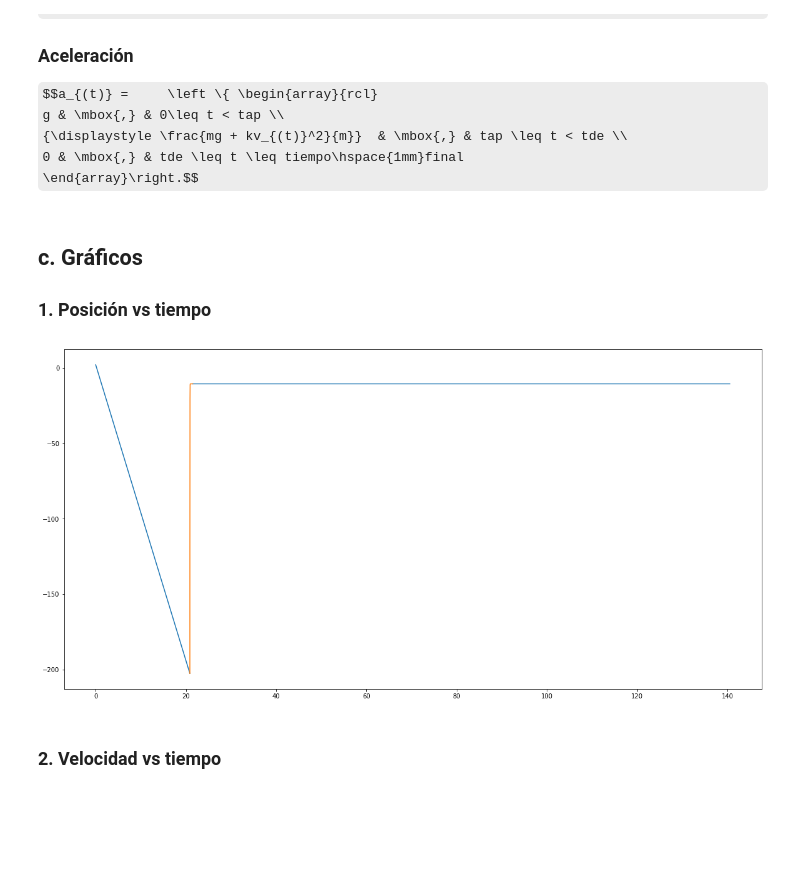
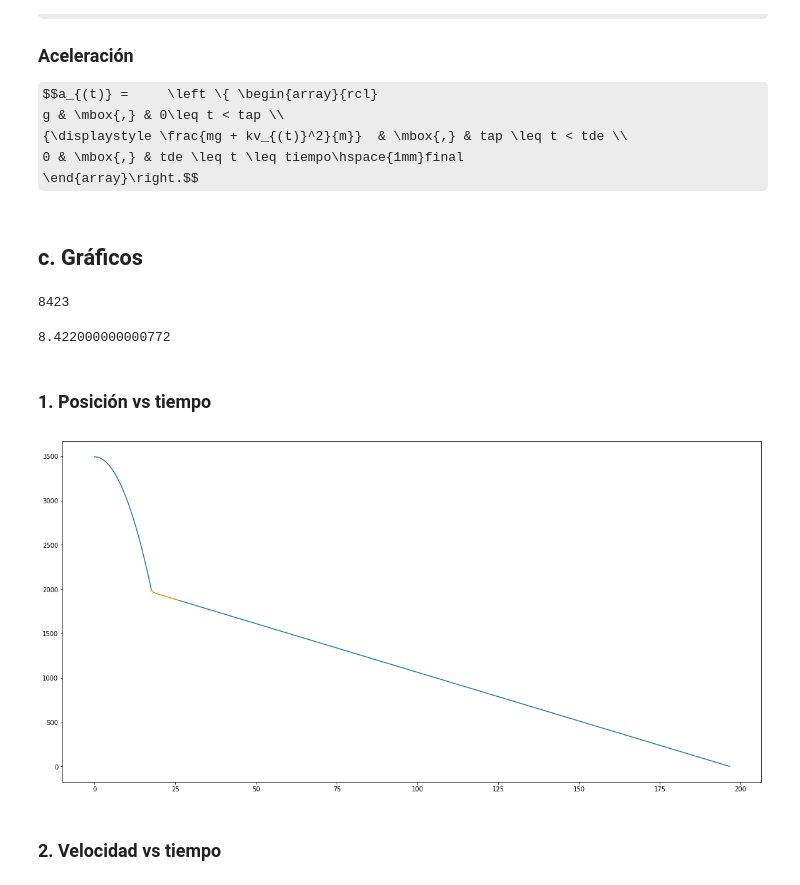
Before and after one commit to cazdemun/fcc, a Jupyter notebook: Fisica - Trabajo Parcial-Copy1.ipynb, the cells around one changed output. Drawn from its saved outputs; the diff is of its cells as text; code cells hidden in the pictures; some formulas as TeX source; blank space fills up the shorter version.

```diff
--- a/Fisica - Trabajo Parcial-Copy1.ipynb
+++ b/Fisica - Trabajo Parcial-Copy1.ipynb
@@ -84,6 +84,7 @@ import math
 posicion = []
 velocidad = []
 aceleracion = []
+fuerza = []
 tiempo = []
 
 tap = tiempo_abre_paracaidas
@@ -92,21 +93,25 @@ t = 0
 dt = 0.001
 v = rapidez_i + gravedad * tap
 a = (masa * gravedad + k * pow(v, 2)) / masa
+f = masa * a
 x = altura_i + (rapidez_i + v) * tap / 2
 
 tiempo.append(t + tap)
 velocidad.append(v)
 aceleracion.append(a)
+fuerza.append(f)
 posicion.append(x)
 
-while ( a > 0):
+while ( a > 0.00001):
     t = t + dt
-    v = v + a * t
+    v = v + a * dt
     a = (masa * gravedad + k * pow(v, 2)) / masa
+    f = masa * a
     x = x + ((velocidad[-1] + v) * dt / 2)
     tiempo.append(t + tap)
     velocidad.append(v)
     aceleracion.append(a)
+    fuerza.append(f)
     posicion.append(x)
 
 tde = tap + t
@@ -136,23 +141,33 @@ def my_range(start, end, step):
     while start <= end:
         yield start
         start += step
+
+def setPlot(a, b):
+    width = a
+    height = b
+    plt.figure(figsize=(width, height))
+# %% [markdown]
+## c. Gráficos
+# %%
+t_1 = [t for t in my_range(0, tf, 0.001)]
+len(tiempo)
+# %% [output]
+8423
+# %%
+tde - tap
+# %% [output]
+8.422000000000772
 # %% [markdown]
-## c. Gráficos
-
 ### 1. Posición vs tiempo
 # %%
-t_1 = [t for t in my_range(0, tf, 0.001)]
-
-width = 20
-height = 10
-plt.figure(figsize=(width, height))
+setPlot(20, 10)
 
 p_1 = [pos(t) for t in my_range(0, tf, 0.001)]
 plt.plot(t_1, p_1)
 plt.plot(tiempo, posicion)
 plt.show()
 # %% [output]
-[figure, old version]
+[figure, new version]
 # %% [markdown]
 ### 2. Velocidad vs tiempo
 # %%
```
Also changed, not shown: parts of 17 cells of this notebook.
